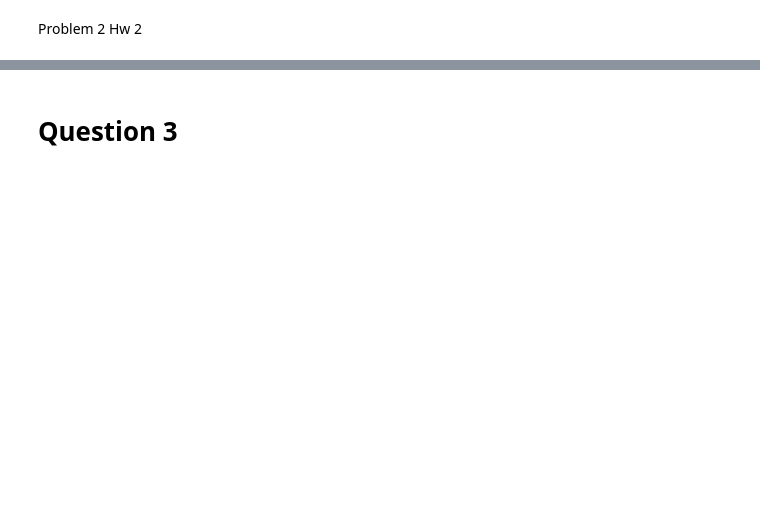
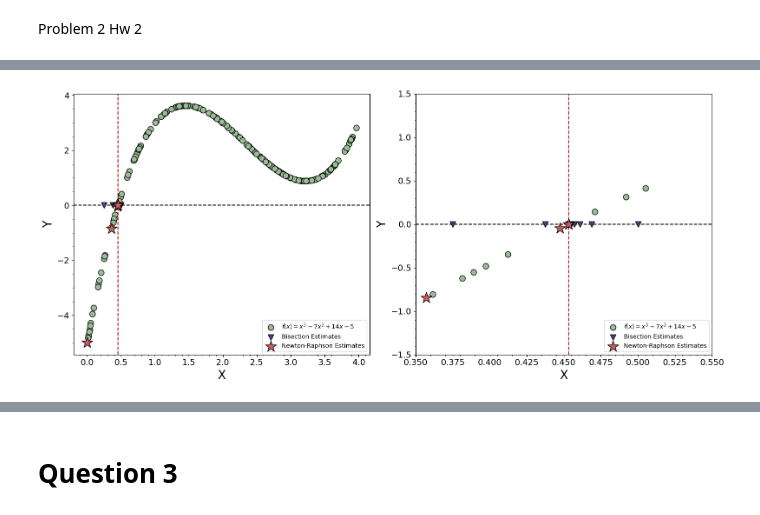
Before and after one commit to Astro-CMalhas/Computational-Astronomy, a Jupyter notebook: Homework_2.ipynb, the cells around one changed output, grey strips where cells are left out. Drawn from its saved outputs; the diff is of its cells as text; code cells hidden in the pictures; blank space fills up the shorter version.

```diff
--- a/Homework_2.ipynb
+++ b/Homework_2.ipynb
@@ -107,5 +130,4 @@ Bisection Result: x = 0.453181721 in 26 steps
 # %%
-
 
 #below is the func for the Newton Rapson method which still doesnt quite work as of 02/19
 
@@ -114,6 +136,7 @@ def newton_raphson(func, firstderiv, x0, errorthreshold):
     iteration = 0
     x_churn = x0
     error = abs(func(x_churn))
+    steps = [x0]
 
     #print(f"\n{'Iter'} {'x_current':<12} {'f(x)':<12} {'f\'(x)':<12}")
 
@@ -124,22 +147,23 @@ def newton_raphson(func, firstderiv, x0, errorthreshold):
 
         if dfx == 0:
             print("EROR! divide by zero ): ")
-            return None, iteration
+            return None, iteration, steps
 
         x_new = x_churn - (fx / dfx)
         error = abs(x_new - x_churn)
+        steps.append(x_new)
 
         print(f"{iteration:<5} {x_churn:<12.6f} {fx:<12.6e} {dfx:<12.6f}")
 
         x_churn = x_new
 
 
-    return x_churn, iteration
+    return x_churn, iteration, steps
 
 
 
 
 
-root_nr, steps_nr = newton_raphson(prob1y, prob1dy, 0, errorthres)
-print(f"Newton-Raphson Result: x = {root_nr:.9f} in {steps_nr} steps")
+root_nr, iter_nr, steps_nr = newton_raphson(prob1y, prob1dy, 0, errorthres)
+print(f"stopping the NR method, prob 2a {root_nr:.9f} in {iter_nr} steps")
 # %% [output]
@@ -204,0 +179,60 @@ plt.show()
+# %%
+nr_y_vals = [prob1y(x) for x in steps_nr]
+markersize123 = 90
+# %%
+yvallist = []
+for i in range(len(integerlist)):
+  plotval = prob1y(integerlist[i])
+  yvallist.append(plotval)
+yvallist1 = np.array(yvallist)
+
+# Ensure nr_y_vals is defined
+nr_y_vals = [prob1y(x) for x in steps_nr]
+
+fig, (ax1, ax2) = plt.subplots(1, 2, figsize=(16, 7))
+
+# --- Panel 1: Original Plot ---
+ax1.scatter(integerlist, yvallist1, color="#9ABD97", s=markersize123, edgecolors='black', label='$f(x) = x^3 - 7x^2 + 14x - 5$')
+ax1.axhline(y=0, color='k', linestyle='--')
+ax1.axvline(x=0.45318, linestyle='dashed', color='#BB0A21')
+
+
+
+#Bisect values
+ax1.scatter(steps_bi, [0]*len(steps_bi), color='#4E4187',  edgecolors='black',marker='v', s=90, label='Bisection Estimates', zorder=5)
+
+#NR values
+ax1.scatter(steps_nr, nr_y_vals, color='#CD5C5C', edgecolors='black', marker='*', s=4*markersize123, label='Newton-Raphson Estimates', zorder=6)
+
+ax1.tick_params(axis='both', which='major', labelsize=14)
+ax1.minorticks_on()
+ax1.set_xlabel("X", fontsize=20)
+ax1.set_ylabel("Y", fontsize=20)
+ax1.legend()
+
+# I find it very hard to see the actual values, so here I break it into two plts
+ax2.scatter(integerlist, yvallist1, color="#9ABD97", s=markersize123, edgecolors='black', label='$f(x) = x^3 - 7x^2 + 14x - 5$')
+ax2.axhline(y=0, color='k', linestyle='--')
+ax2.axvline(x=0.45318, linestyle='dashed', color='#BB0A21')
+
+
+ax2.scatter(steps_bi, [0]*len(steps_bi), color='#4E4187', edgecolors='black', marker='v', s=markersize123, label='Bisection Estimates', zorder=5)
+
+#NR values
+ax2.scatter(steps_nr, nr_y_vals, color='#CD5C5C', edgecolors='black', marker='*', s=4*markersize123, label='Newton-Raphson Estimates', zorder=6)
+
+
+ax2.tick_params(axis='both', which='major', labelsize=14)
+ax2.minorticks_on()
+ax2.set_xlabel("X", fontsize=20)
+ax2.set_ylabel("Y", fontsize=20)
+ax2.legend(loc = 4)
+
+ax2.set_xlim(0.35, 0.55)
+ax2.set_ylim(-1.5, 1.5)
+
+plt.tight_layout()
+plt.savefig('fig2', dpi=300)
+plt.show()
+# %% [output]
+[figure, added]
```
Also changed, not shown: parts of 9 cells of this notebook.
